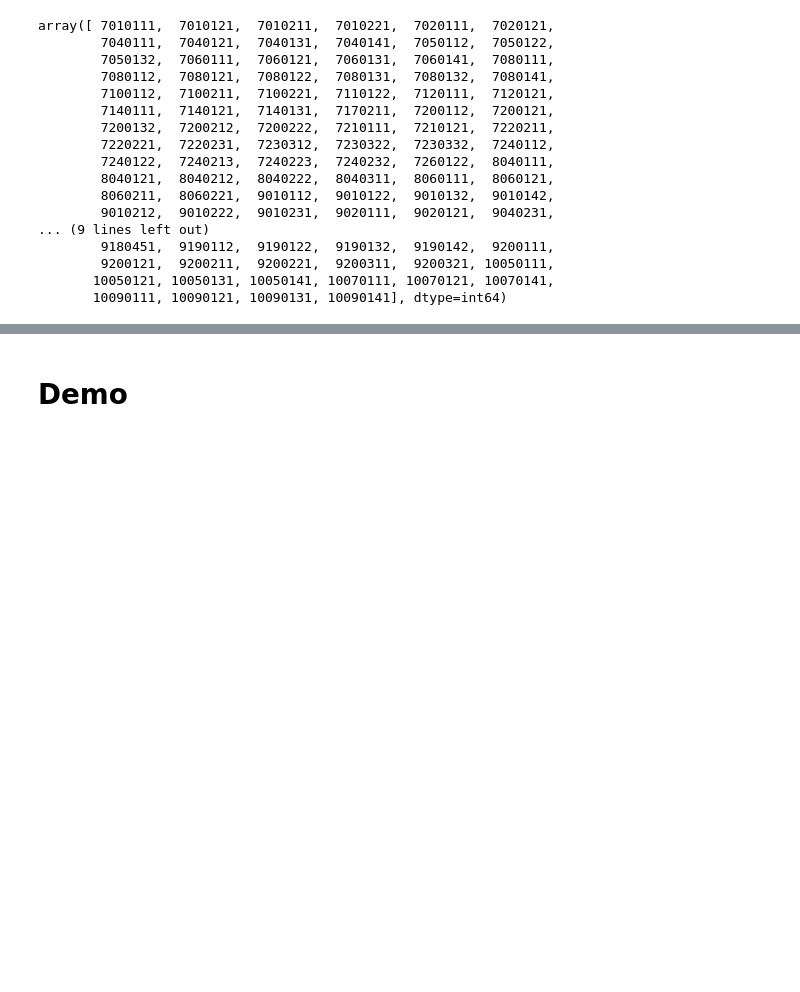
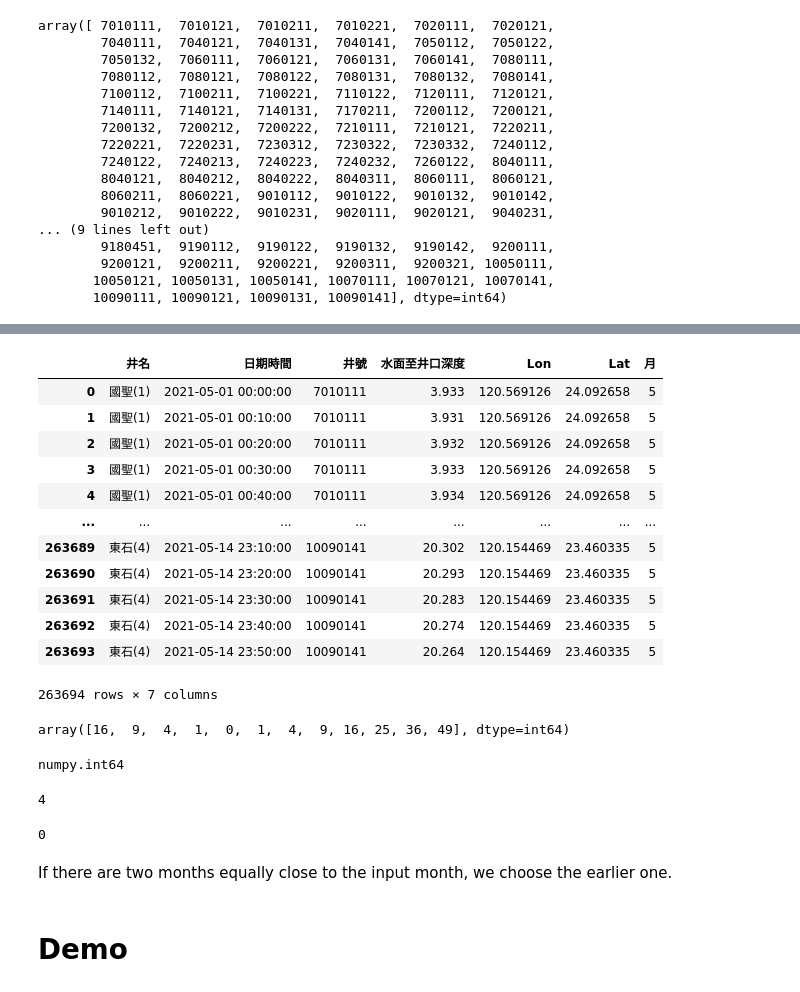
Before and after one commit to dispink/GW_NCDR, a Jupyter notebook: build_script_02.ipynb, the cells around one changed output, grey strips where cells are left out. Drawn from its saved outputs; the diff is of its cells as text; code cells hidden in the pictures; blank space fills up the shorter version.

```diff
--- a/build_script_02.ipynb
+++ b/build_script_02.ipynb
@@ -338,3 +344,40 @@ array([ 7010111,  7010121,  7010211,  7010221,  7020111,  7020121,
+# %%
+df
+# %% [output]
+|  | 井名 | 日期時間 | 井號 | 水面至井口深度 | Lon | Lat | 月 |
+| 0 | 國聖(1) | 2021-05-01 00:00:00 | 7010111 | 3.933 | 120.569126 | 24.092658 | 5 |
+| 1 | 國聖(1) | 2021-05-01 00:10:00 | 7010111 | 3.931 | 120.569126 | 24.092658 | 5 |
+| 2 | 國聖(1) | 2021-05-01 00:20:00 | 7010111 | 3.932 | 120.569126 | 24.092658 | 5 |
+| 3 | 國聖(1) | 2021-05-01 00:30:00 | 7010111 | 3.933 | 120.569126 | 24.092658 | 5 |
+| 4 | 國聖(1) | 2021-05-01 00:40:00 | 7010111 | 3.934 | 120.569126 | 24.092658 | 5 |
+| ... | ... | ... | ... | ... | ... | ... | ... |
+| 263689 | 東石(4) | 2021-05-14 23:10:00 | 10090141 | 20.302 | 120.154469 | 23.460335 | 5 |
+| 263690 | 東石(4) | 2021-05-14 23:20:00 | 10090141 | 20.293 | 120.154469 | 23.460335 | 5 |
+| 263691 | 東石(4) | 2021-05-14 23:30:00 | 10090141 | 20.283 | 120.154469 | 23.460335 | 5 |
+| 263692 | 東石(4) | 2021-05-14 23:40:00 | 10090141 | 20.274 | 120.154469 | 23.460335 | 5 |
+| 263693 | 東石(4) | 2021-05-14 23:50:00 | 10090141 | 20.264 | 120.154469 | 23.460335 | 5 |
+263694 rows × 7 columns
+# %%
+X = df[df['井號'] == 7010111].copy()
+mon_tmp = ep_df.loc[ep_df['井號'] == str(X['井號'].values[-1]), '月'].values
+mon_cal = (mon_tmp - X['月'].values[-1])**2
+mon_cal
+# %% [output]
+array([16,  9,  4,  1,  0,  1,  4,  9, 16, 25, 36, 49], dtype=int64)
+# %%
+type(X['月'].values[-1])
+# %% [output]
+numpy.int64
+# %%
+mon_cal.argmin()
+# %% [output]
+4
+# %%
+np.array([1, 1, 5, 6]).argmin()
+# %% [output]
+0
+# %% [markdown]
+If there are two months equally close to the input month, we choose the earlier one.
 # %% [markdown]
 # Demo
 # %%
```
Also changed, not shown: parts of 2 cells of this notebook, 2 other files.
